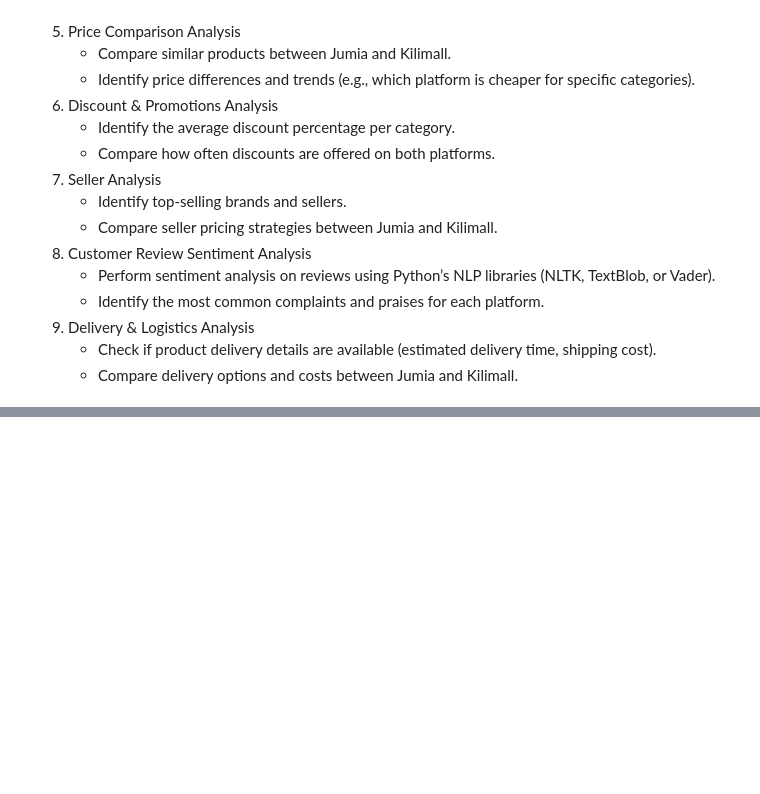
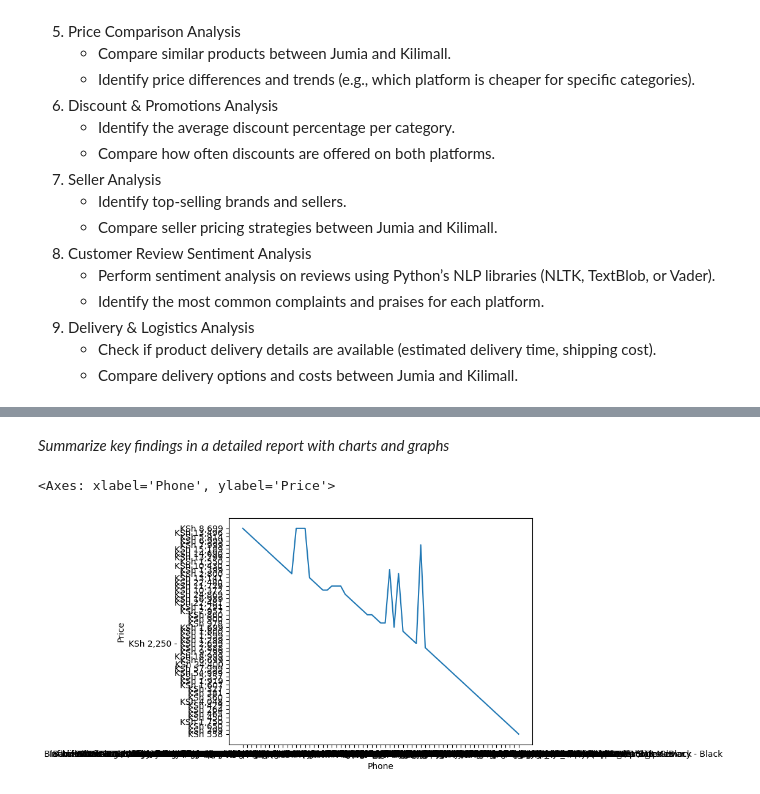
Before and after one commit to CisseBenn/Data-Scrapping, a Jupyter notebook: Main.ipynb, the cells around one changed output, grey strips where cells are left out. Drawn from its saved outputs; the diff is of its cells as text; code cells hidden in the pictures; blank space fills up the shorter version.

```diff
--- a/Main.ipynb
+++ b/Main.ipynb
@@ -522,2 +525,9 @@ Wireless Fingerprint Touch Bluetooth 5.0 Earphone With Mic
 XIAOMI Redmi 14C, 6.88" (256GB Storage+8GB RAM) (Dual Sim) 5160mAh -Midnight Black            31.0
 Name: Discount, Length: 63, dtype: float64
+# %% [markdown]
+*Summarize key findings in a detailed report with charts and graphs*
+# %%
+sns.lineplot(x="Phone", y="Price", data=jumia_data)
+# %% [output]
+<Axes: xlabel='Phone', ylabel='Price'>
+[figure, added]
```
Also changed, not shown: parts of 18 cells of this notebook, 1 other file.
